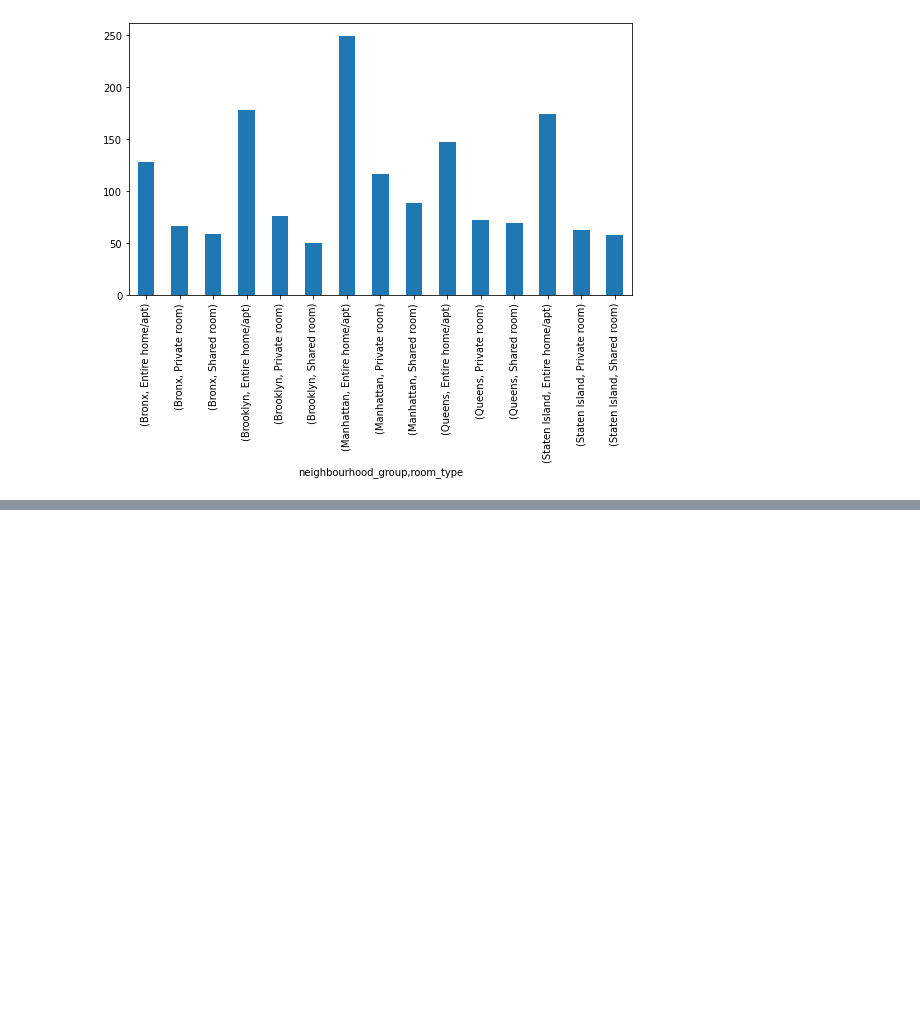
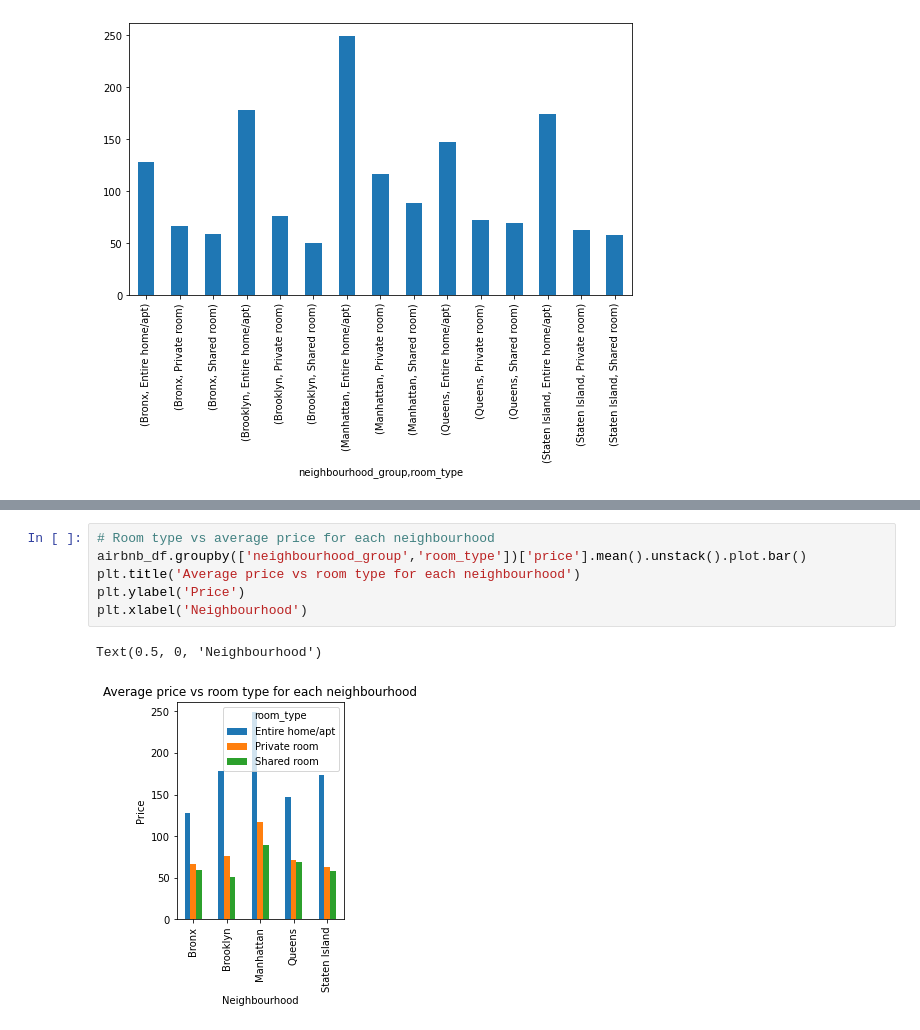
Before and after one commit to mdismailquraishicse/Capstone-Project-1--AirBnb, a Jupyter notebook: Capstone Project 1 - EDA.ipynb, the cells around one changed output, grey strips where cells are left out. Cells and saved outputs as stored; diff of their text form; blank space fills up the shorter version.

```diff
--- a/Capstone Project 1 - EDA.ipynb
+++ b/Capstone Project 1 - EDA.ipynb
@@ -185,0 +196,9 @@ avg_neighbourhood_room_type.plot.bar()
+# %%
+# Room type vs average price for each neighbourhood
+airbnb_df.groupby(['neighbourhood_group','room_type'])['price'].mean().unstack().plot.bar()
+plt.title('Average price vs room type for each neighbourhood')
+plt.ylabel('Price')
+plt.xlabel('Neighbourhood')
+# %% [output]
+Text(0.5, 0, 'Neighbourhood')
+[figure, added]
```
Also changed, not shown: parts of 2 cells of this notebook.
